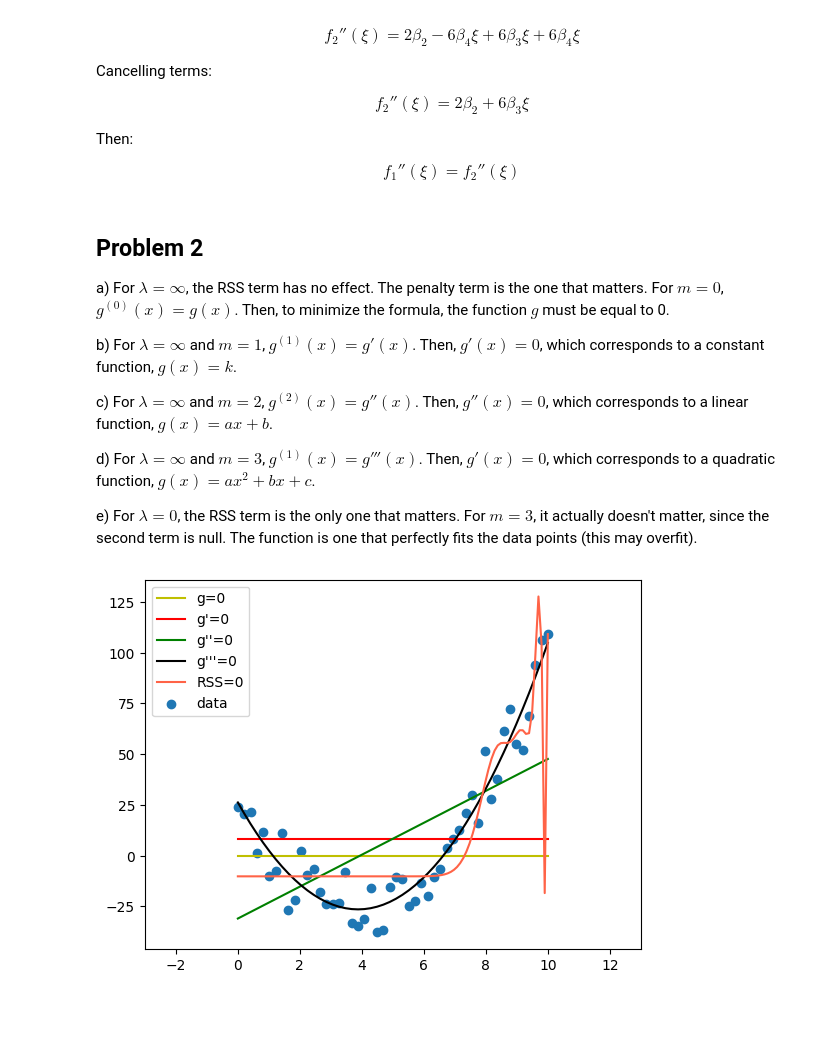
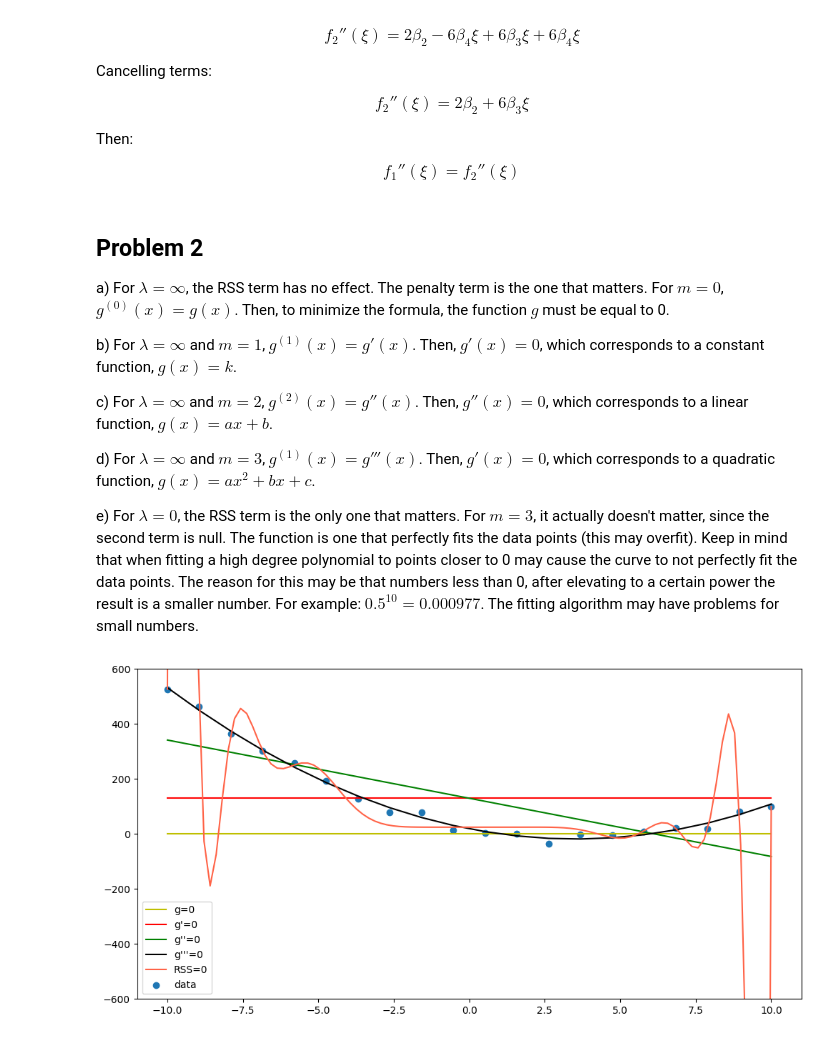
Before and after one commit to deusdevok/ISLP_Python, a Jupyter notebook: Chapter 7/ConceptualExercises.ipynb, the cells around one changed output. Saved outputs shown, nothing was run; the diff lists cells and outputs as text; code cells hidden in the pictures; blank space fills up the shorter version.

```diff
--- a/Chapter 7/ConceptualExercises.ipynb
+++ b/Chapter 7/ConceptualExercises.ipynb
@@ -129,7 +129,7 @@ c) For $\lambda = \infty$ and $m=2$, $g^{(2)}(x) = g''(x)$. Then, $g''(x) = 0$,
 
 d) For $\lambda = \infty$ and $m=3$, $g^{(1)}(x) = g'''(x)$. Then, $g'(x) = 0$, which corresponds to a quadratic function, $g(x)=ax^2+bx+c$.
 
-e) For $\lambda = 0$, the RSS term is the only one that matters. For $m=3$, it actually doesn't matter, since the second term is null. The function is one that perfectly fits the data points (this may overfit).
+e) For $\lambda = 0$, the RSS term is the only one that matters. For $m=3$, it actually doesn't matter, since the second term is null. The function is one that perfectly fits the data points (this may overfit). Keep in mind that when fitting a high degree polynomial to points closer to 0 may cause the curve to not perfectly fit the data points. The reason for this may be that numbers less than 0, after elevating to a certain power the result is a smaller number. For example: $0.5^10 = 0.000977$. The fitting algorithm may have problems for small numbers.
 # %%
 import matplotlib.pyplot as plt
 import numpy as np
@@ -137,8 +137,9 @@ import pandas as pd
 
 from sklearn.linear_model import LinearRegression
 
-n = 50
-x = np.linspace(0, 10, n)
+n = 20
+a, b = -10, 10
+x = np.linspace(a, b, n)
 eps = np.random.uniform(-20, 20, n)
 y = 3*x**2 - 22*x + 20 + eps
 
@@ -149,34 +150,37 @@ data = pd.DataFrame({
 })
 
 reg = LinearRegression(fit_intercept=True)
+
+fig = plt.figure(figsize=(12,6))
 
 # g equal to zero
 plt.plot(x, np.zeros(n), c='y', label="g=0")
 
 # Constant
 model = reg.fit(data[['ones']], y)
 plt.plot(x, model.intercept_ + model.coef_[0]*x, c='r', label="g'=0")
 
 # Linear
 model = reg.fit(data[['X']], y)
 plt.plot(x, model.intercept_ + model.coef_[0]*x, c='g', label="g''=0")
 
 # Quadratic
 model = reg.fit(data[['X', 'X^2']], y)
 plt.plot(x, model.intercept_ + model.coef_[0]*x + model.coef_[1]*x**2, c='k', label="g'''=0")
 
 # Degree n polynomial
 poly_data = pd.DataFrame({f'X^{i}': x**i for i in range(0,n)})
 columns = poly_data.columns
 model = reg.fit(poly_data[columns], y)
 
-x_plot = np.linspace(0, 10, 100)
+x_plot = np.linspace(a, b, 100)
 x_for_prediction = [[k**i for i in range(0,n)] for k in x_plot]
 y_plot = model.predict(np.array(x_for_prediction))
 plt.plot(x_plot, y_plot, c='tomato', label="RSS=0")
 
 plt.scatter(x, y, label='data')
-plt.xlim([-3, 13])
+plt.xlim([a-1, b+1])
+plt.ylim([-600, 600])
 plt.legend();
 # %% [output]
-[figure, old version]
+[figure, new version]
```
Also changed, not shown: parts of 5 cells of this notebook.
